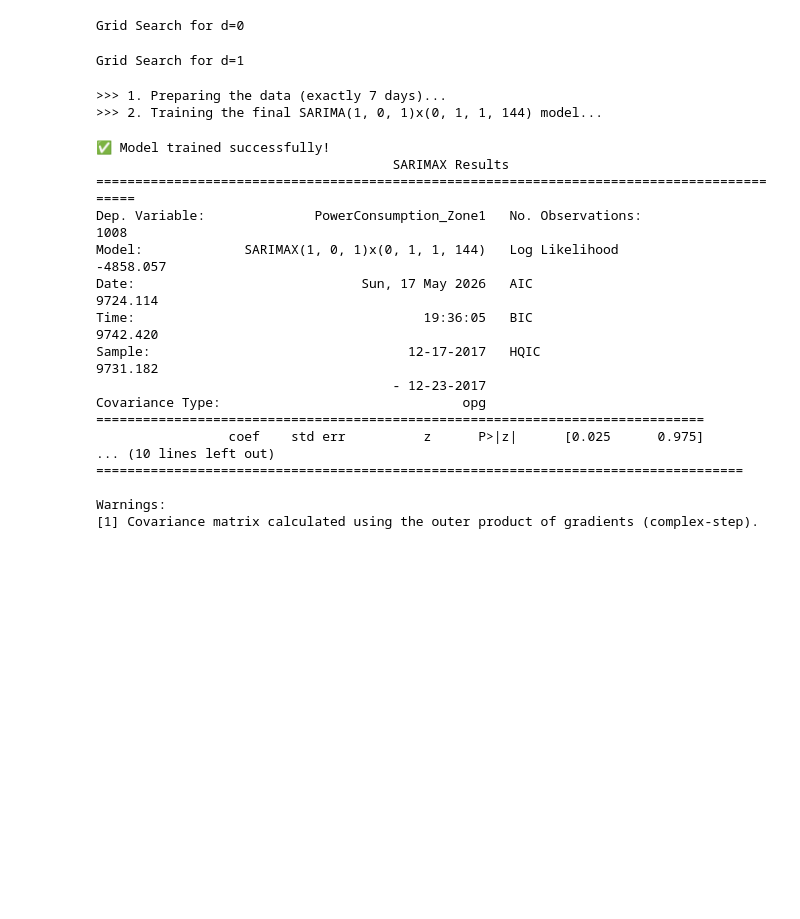
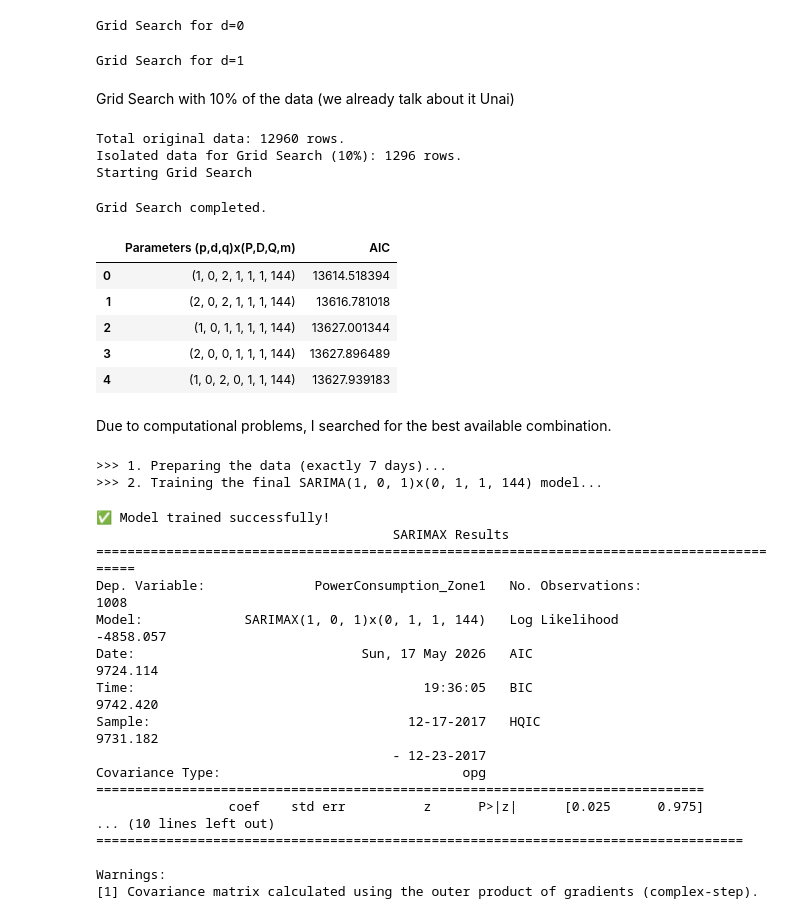
Before and after one commit to GonzaloIgta/Electric-Power-Consumption, a Jupyter notebook: Sarima/Sarima.ipynb, the cells around one changed output. Cells and saved outputs as stored; diff of their text form; code cells hidden in the pictures; blank space fills up the shorter version.

Commit message:
Todo esto es por ti unai

```diff
--- a/Sarima/Sarima.ipynb
+++ b/Sarima/Sarima.ipynb
@@ -134,6 +134,56 @@ display(grid_d1.head(5))
 # %% [output]
 Grid Search for d=0
 Grid Search for d=1
+# %% [markdown]
+Grid Search with 10% of the data (we already talk about it Unai)
+# %%
+ten_percent = int(len(train) * 0.10)
+train_10_percent = train.iloc[-ten_percent:]
+
+print(f"Total original data: {len(train)} rows.")
+print(f"Isolated data for Grid Search (10%): {len(train_10_percent)} rows.")
+print("Starting Grid Search")
+
+def optimize_SARIMA_demo(endog, p_r, q_r, P_r, Q_r, d, D, m):
+    rows = []
+    combos = list(product(p_r, q_r, P_r, Q_r))
+
+    for p, q, P, Q in tqdm(combos, desc="Processing models"):
+        try:
+            res = SARIMAX(endog,
+                          order=(p, d, q),
+                          seasonal_order=(P, D, Q, m),
+                          enforce_stationarity=False,
+                          enforce_invertibility=False).fit(disp=False)
+            rows.append([(p, d, q, P, D, Q, m), res.aic])
+        except Exception:
+            continue
+
+    return (pd.DataFrame(rows, columns=["Parameters (p,d,q)x(P,D,Q,m)", "AIC"])
+              .sort_values("AIC")
+              .reset_index(drop=True))
+
+demo_grid = optimize_SARIMA_demo(train_10_percent,
+                                 p_r=range(0, 3), q_r=range(0, 3),
+                                 P_r=range(0, 2), Q_r=range(0, 2),
+                                 d=0, D=1, m=144)
+
+
+print("Grid Search completed.")
+display(demo_grid.head(5))
+# %% [output]
+Total original data: 12960 rows.
+Isolated data for Grid Search (10%): 1296 rows.
+Starting Grid Search
+Grid Search completed.
+|  | Parameters (p,d,q)x(P,D,Q,m) | AIC |
+| 0 | (1, 0, 2, 1, 1, 1, 144) | 13614.518394 |
+| 1 | (2, 0, 2, 1, 1, 1, 144) | 13616.781018 |
+| 2 | (1, 0, 1, 1, 1, 1, 144) | 13627.001344 |
+| 3 | (2, 0, 0, 1, 1, 1, 144) | 13627.896489 |
+| 4 | (1, 0, 2, 0, 1, 1, 144) | 13627.939183 |
+# %% [markdown]
+Due to computational problems, I searched for the best available combination.
 # %%
 from statsmodels.tsa.statespace.sarimax import SARIMAX
 
```
Also changed, not shown: parts of 4 cells of this notebook.
